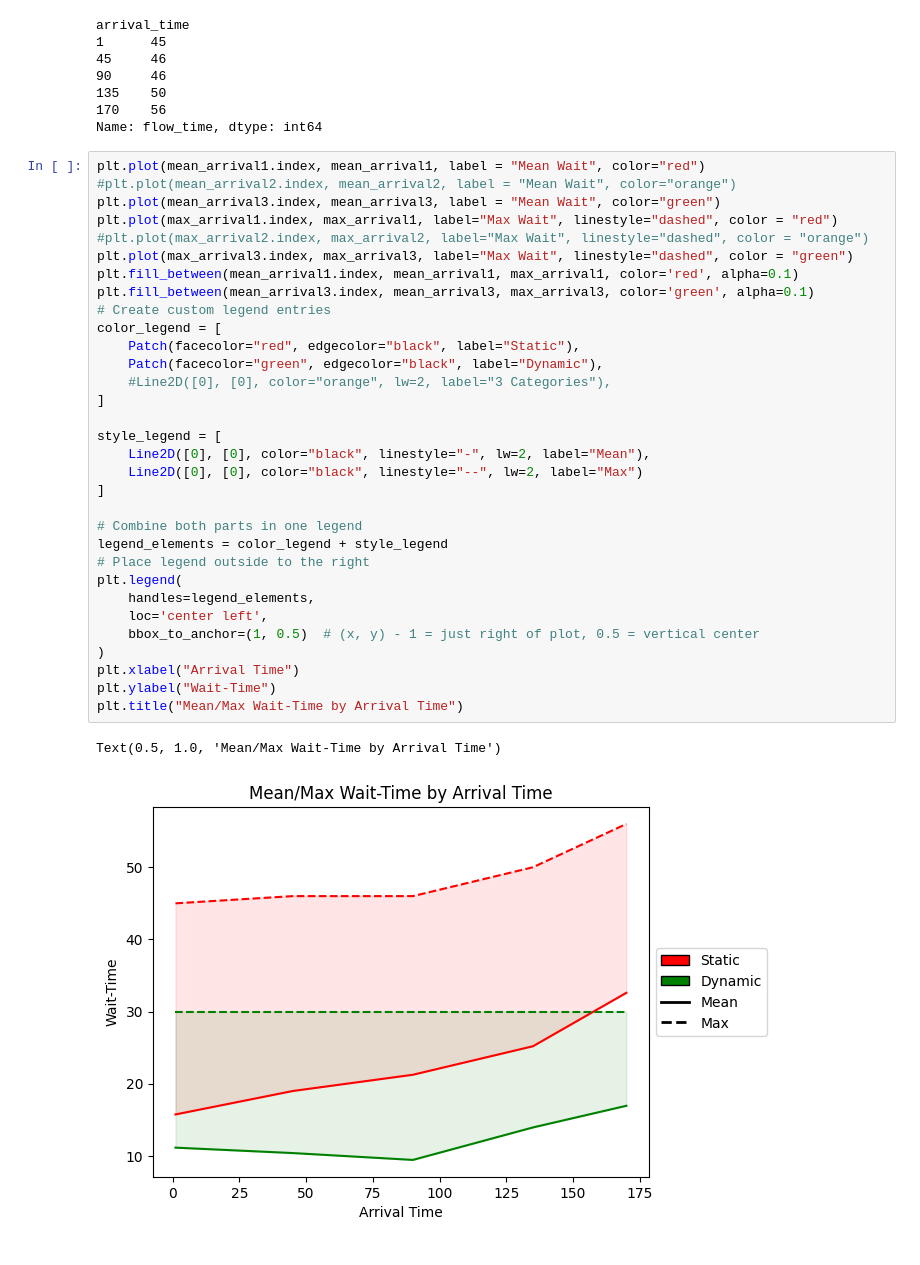
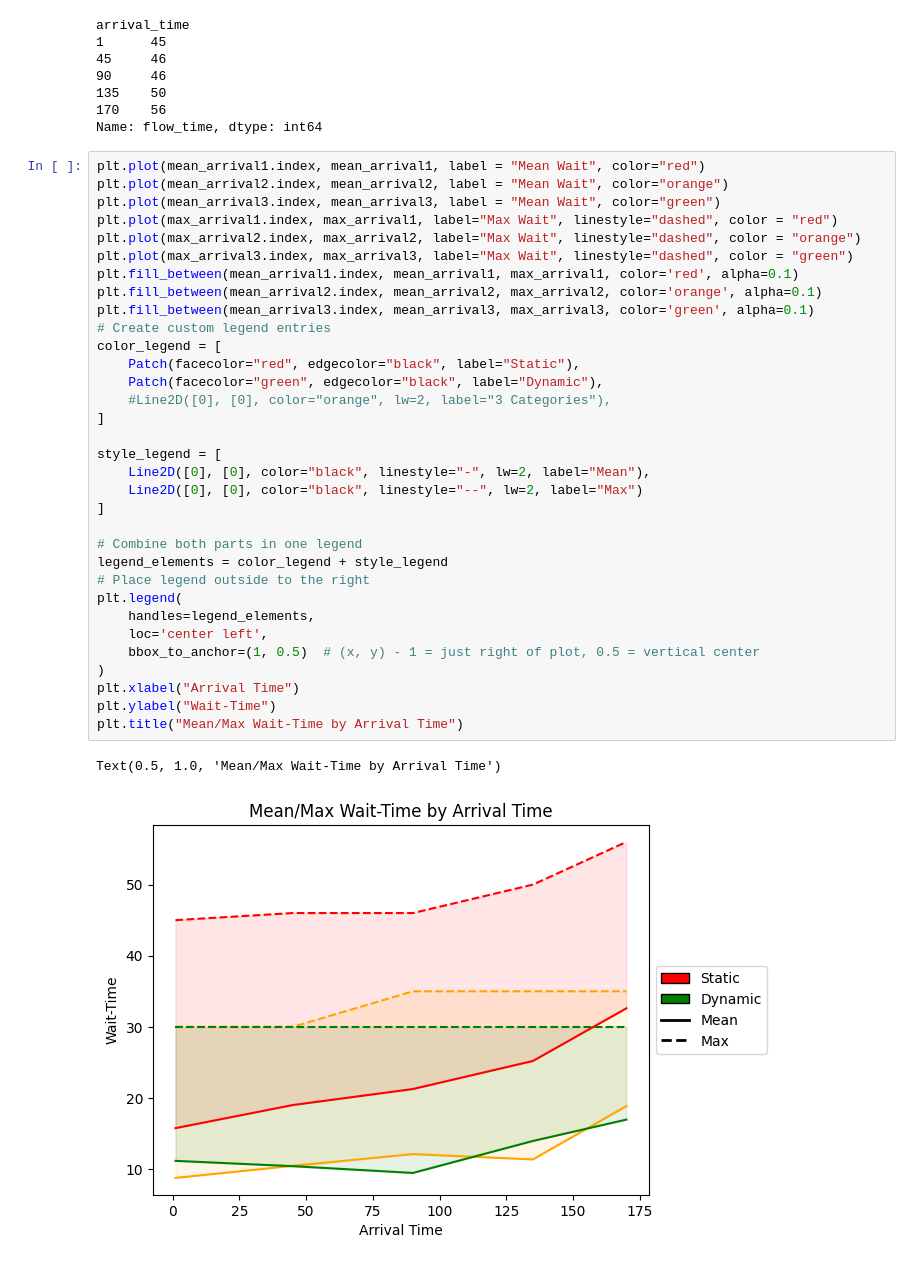
Before and after one commit to AbAbdullah2/jobShopAb, a Jupyter notebook: 17.01 UPMC Demo/graphs.ipynb, the cells around one changed output. Saved outputs shown, nothing was run; the diff lists cells and outputs as text.

Commit message:
Add fill between to second grouping
Orange fill between is enabled.

```diff
--- a/17.01 UPMC Demo/graphs.ipynb
+++ b/17.01 UPMC Demo/graphs.ipynb
@@ -51,36 +51,37 @@ arrival_time
 Name: flow_time, dtype: int64
 # %%
 plt.plot(mean_arrival1.index, mean_arrival1, label = "Mean Wait", color="red")
-#plt.plot(mean_arrival2.index, mean_arrival2, label = "Mean Wait", color="orange")
+plt.plot(mean_arrival2.index, mean_arrival2, label = "Mean Wait", color="orange")
 plt.plot(mean_arrival3.index, mean_arrival3, label = "Mean Wait", color="green")
 plt.plot(max_arrival1.index, max_arrival1, label="Max Wait", linestyle="dashed", color = "red")
-#plt.plot(max_arrival2.index, max_arrival2, label="Max Wait", linestyle="dashed", color = "orange")
+plt.plot(max_arrival2.index, max_arrival2, label="Max Wait", linestyle="dashed", color = "orange")
 plt.plot(max_arrival3.index, max_arrival3, label="Max Wait", linestyle="dashed", color = "green")
 plt.fill_between(mean_arrival1.index, mean_arrival1, max_arrival1, color='red', alpha=0.1)
+plt.fill_between(mean_arrival2.index, mean_arrival2, max_arrival2, color='orange', alpha=0.1)
 plt.fill_between(mean_arrival3.index, mean_arrival3, max_arrival3, color='green', alpha=0.1)
 # Create custom legend entries
 color_legend = [
     Patch(facecolor="red", edgecolor="black", label="Static"),
     Patch(facecolor="green", edgecolor="black", label="Dynamic"),
     #Line2D([0], [0], color="orange", lw=2, label="3 Categories"),
 ]
 
 style_legend = [
     Line2D([0], [0], color="black", linestyle="-", lw=2, label="Mean"),
     Line2D([0], [0], color="black", linestyle="--", lw=2, label="Max")
 ]
 
 # Combine both parts in one legend
 legend_elements = color_legend + style_legend
 # Place legend outside to the right
 plt.legend(
     handles=legend_elements,
     loc='center left',
     bbox_to_anchor=(1, 0.5)  # (x, y) - 1 = just right of plot, 0.5 = vertical center
 )
 plt.xlabel("Arrival Time")
 plt.ylabel("Wait-Time")
 plt.title("Mean/Max Wait-Time by Arrival Time")
 # %% [output]
 Text(0.5, 1.0, 'Mean/Max Wait-Time by Arrival Time')
-[figure, old version]
+[figure, new version]
```
